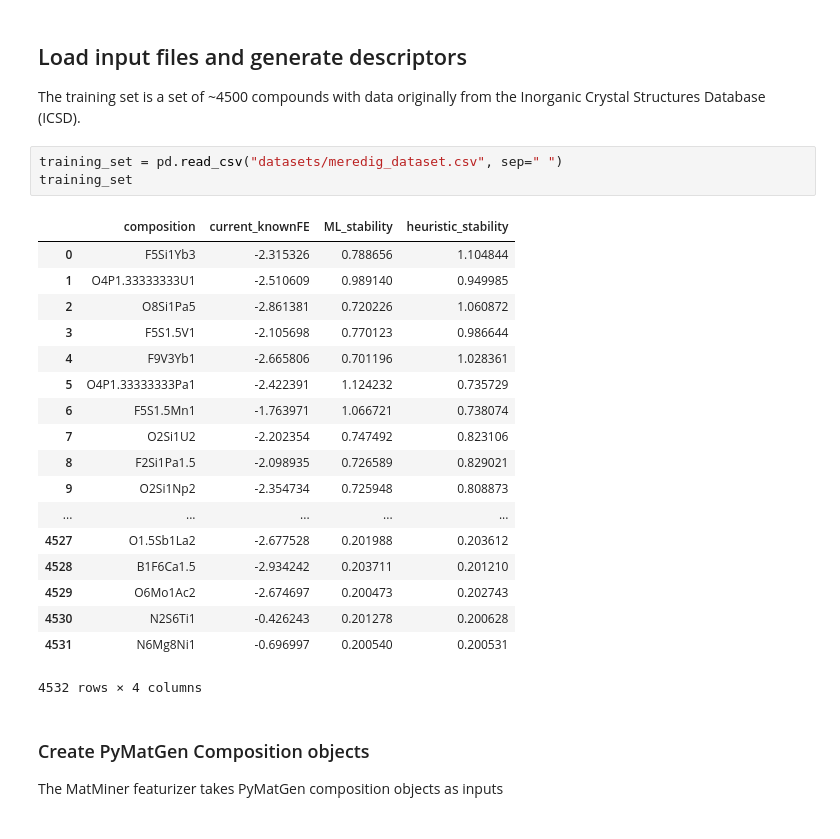
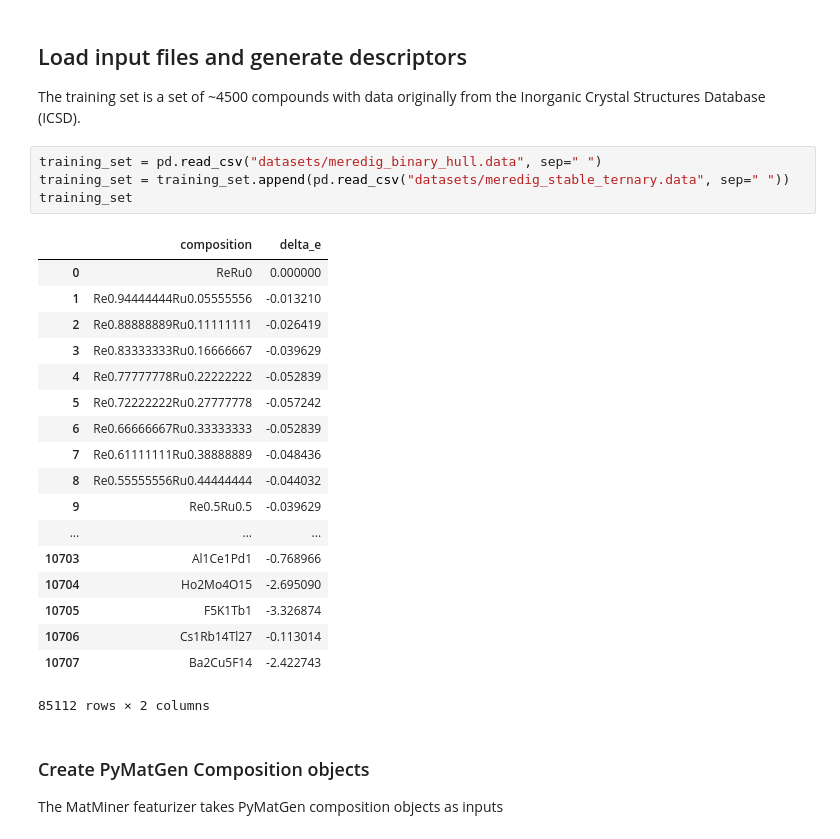
Before and after one commit to JFChen3/benchmark_tests, a Jupyter notebook: Meredig_replication.ipynb, the cells around one changed output. Drawn from its saved outputs; the diff is of its cells as text.

```diff
--- a/Meredig_replication.ipynb
+++ b/Meredig_replication.ipynb
@@ -20,27 +20,28 @@ from sklearn.model_selection import cross_val_score, KFold
 ## Load input files and generate descriptors
 The training set is a set of ~4500 compounds with data originally from the Inorganic Crystal Structures Database (ICSD).
 # %%
-training_set = pd.read_csv("datasets/meredig_dataset.csv", sep=" ")
+training_set = pd.read_csv("datasets/meredig_binary_hull.data", sep=" ")
+training_set = training_set.append(pd.read_csv("datasets/meredig_stable_ternary.data", sep=" "))
 training_set
 # %% [output]
-|  | composition | current_knownFE | ML_stability | heuristic_stability |
-| 0 | F5Si1Yb3 | -2.315326 | 0.788656 | 1.104844 |
-| 1 | O4P1.33333333U1 | -2.510609 | 0.989140 | 0.949985 |
-| 2 | O8Si1Pa5 | -2.861381 | 0.720226 | 1.060872 |
-| 3 | F5S1.5V1 | -2.105698 | 0.770123 | 0.986644 |
-| 4 | F9V3Yb1 | -2.665806 | 0.701196 | 1.028361 |
-| 5 | O4P1.33333333Pa1 | -2.422391 | 1.124232 | 0.735729 |
-| 6 | F5S1.5Mn1 | -1.763971 | 1.066721 | 0.738074 |
-| 7 | O2Si1U2 | -2.202354 | 0.747492 | 0.823106 |
-| 8 | F2Si1Pa1.5 | -2.098935 | 0.726589 | 0.829021 |
-| 9 | O2Si1Np2 | -2.354734 | 0.725948 | 0.808873 |
-| ... | ... | ... | ... | ... |
-| 4527 | O1.5Sb1La2 | -2.677528 | 0.201988 | 0.203612 |
-| 4528 | B1F6Ca1.5 | -2.934242 | 0.203711 | 0.201210 |
-| 4529 | O6Mo1Ac2 | -2.674697 | 0.200473 | 0.202743 |
-| 4530 | N2S6Ti1 | -0.426243 | 0.201278 | 0.200628 |
-| 4531 | N6Mg8Ni1 | -0.696997 | 0.200540 | 0.200531 |
+|  | composition | delta_e |
+| 0 | ReRu0 | 0.000000 |
+| 1 | Re0.94444444Ru0.05555556 | -0.013210 |
+| 2 | Re0.88888889Ru0.11111111 | -0.026419 |
+| 3 | Re0.83333333Ru0.16666667 | -0.039629 |
+| 4 | Re0.77777778Ru0.22222222 | -0.052839 |
+| 5 | Re0.72222222Ru0.27777778 | -0.057242 |
+| 6 | Re0.66666667Ru0.33333333 | -0.052839 |
+| 7 | Re0.61111111Ru0.38888889 | -0.048436 |
+| 8 | Re0.55555556Ru0.44444444 | -0.044032 |
+| 9 | Re0.5Ru0.5 | -0.039629 |
+| ... | ... | ... |
+| 10703 | Al1Ce1Pd1 | -0.768966 |
+| 10704 | Ho2Mo4O15 | -2.695090 |
+| 10705 | F5K1Tb1 | -3.326874 |
+| 10706 | Cs1Rb14Tl27 | -0.113014 |
+| 10707 | Ba2Cu5F14 | -2.422743 |
-4532 rows × 4 columns
+85112 rows × 2 columns
 # %% [markdown]
 ### Create PyMatGen Composition objects
 The MatMiner featurizer takes PyMatGen composition objects as inputs
```
Also changed, not shown: parts of 11 cells of this notebook, 3 other files.
